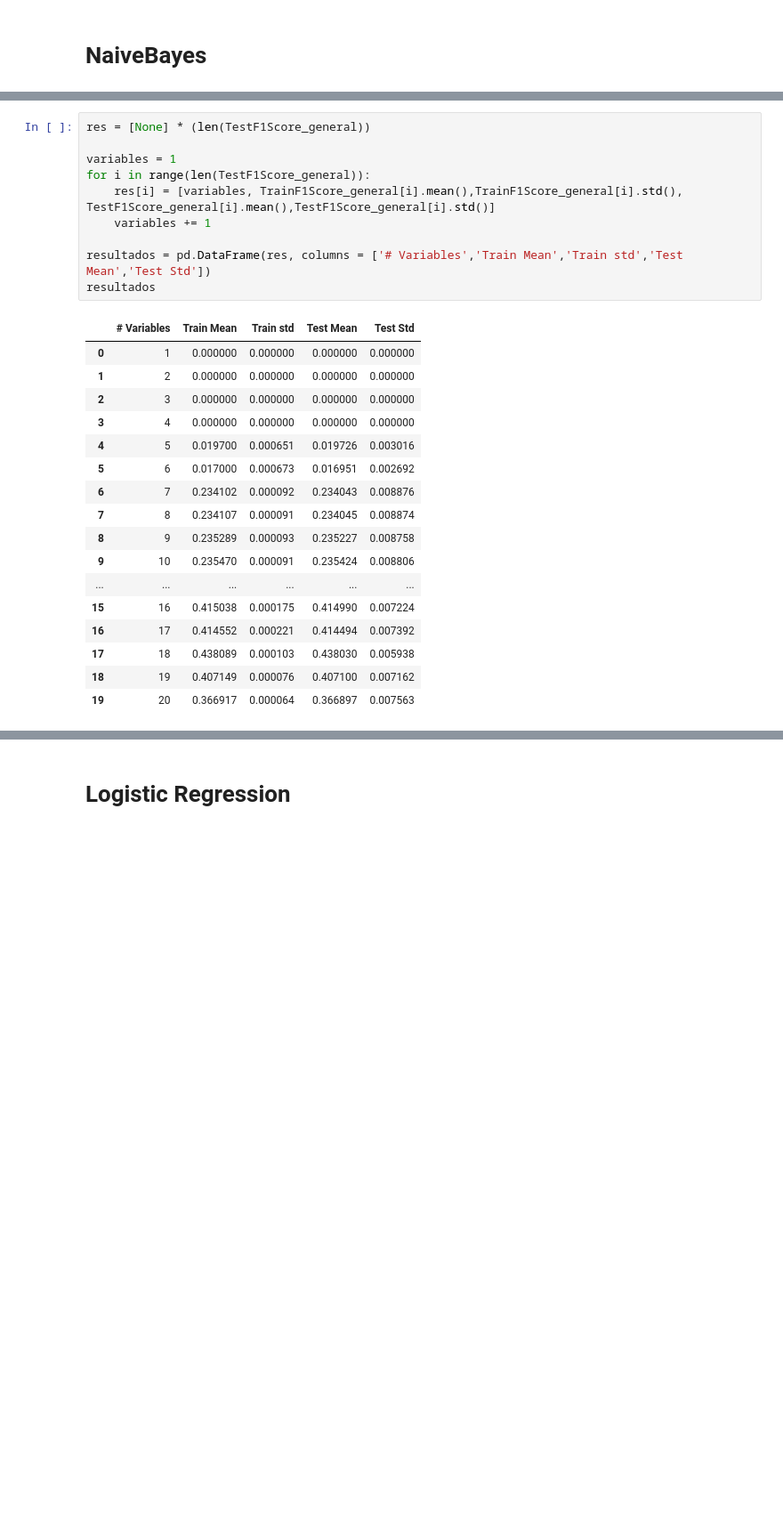
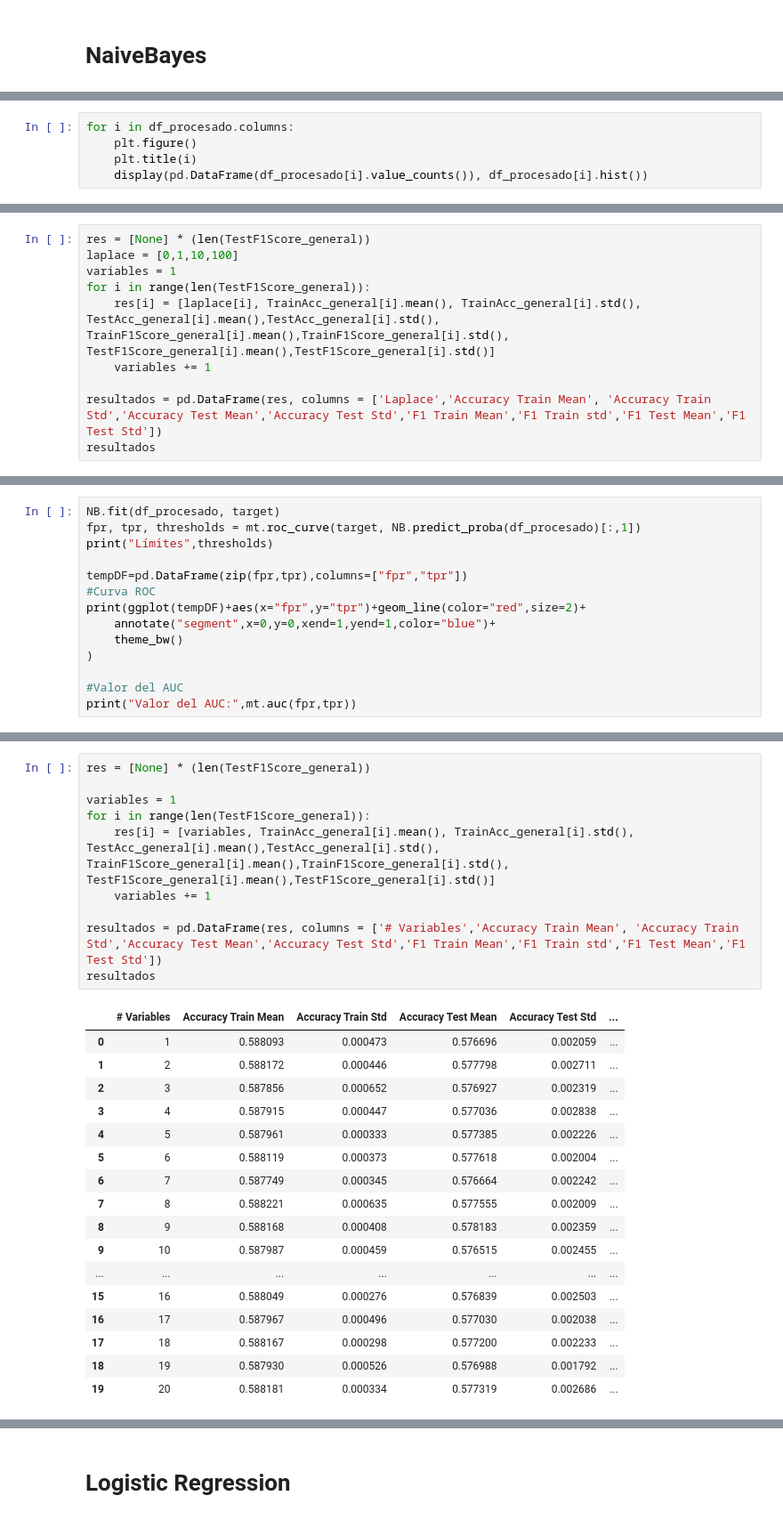
Before and after one commit to EBNoir/TICS411, a Jupyter notebook: Proyecto2/NaiveBayes.ipynb, the cells around one changed output, grey strips where cells are left out. Shown at 89% size. Cells and saved outputs as stored; diff of their text form; blank space fills up the shorter version.

```diff
--- a/Proyecto2/NaiveBayes.ipynb
+++ b/Proyecto2/NaiveBayes.ipynb
@@ -174,0 +95,5 @@ columnas
+# %%
+for i in df_procesado.columns:
+    plt.figure()
+    plt.title(i)
+    display(pd.DataFrame(df_procesado[i].value_counts()), df_procesado[i].hist())
@@ -174,0 +360,10 @@ columnas
+# %%
+res = [None] * (len(TestF1Score_general))
+laplace = [0,1,10,100]
+variables = 1
+for i in range(len(TestF1Score_general)):
+    res[i] = [laplace[i], TrainAcc_general[i].mean(), TrainAcc_general[i].std(), TestAcc_general[i].mean(),TestAcc_general[i].std(), TrainF1Score_general[i].mean(),TrainF1Score_general[i].std(), TestF1Score_general[i].mean(),TestF1Score_general[i].std()]
+    variables += 1
+
+resultados = pd.DataFrame(res, columns = ['Laplace','Accuracy Train Mean', 'Accuracy Train Std','Accuracy Test Mean','Accuracy Test Std','F1 Train Mean','F1 Train std','F1 Test Mean','F1 Test Std'])
+resultados
@@ -174,0 +565,14 @@ columnas
+# %%
+NB.fit(df_procesado, target)
+fpr, tpr, thresholds = mt.roc_curve(target, NB.predict_proba(df_procesado)[:,1])
+print("Límites",thresholds)
+
+tempDF=pd.DataFrame(zip(fpr,tpr),columns=["fpr","tpr"])
+#Curva ROC
+print(ggplot(tempDF)+aes(x="fpr",y="tpr")+geom_line(color="red",size=2)+
+    annotate("segment",x=0,y=0,xend=1,yend=1,color="blue")+
+    theme_bw()
+)
+
+#Valor del AUC
+print("Valor del AUC:",mt.auc(fpr,tpr))
@@ -293,31 +738,31 @@ F1-score modelo para test:  0.0 +- 0.0
 # %%
 res = [None] * (len(TestF1Score_general))
 
 variables = 1
 for i in range(len(TestF1Score_general)):
-    res[i] = [variables, TrainF1Score_general[i].mean(),TrainF1Score_general[i].std(), TestF1Score_general[i].mean(),TestF1Score_general[i].std()]
+    res[i] = [variables, TrainAcc_general[i].mean(), TrainAcc_general[i].std(), TestAcc_general[i].mean(),TestAcc_general[i].std(), TrainF1Score_general[i].mean(),TrainF1Score_general[i].std(), TestF1Score_general[i].mean(),TestF1Score_general[i].std()]
     variables += 1
 
-resultados = pd.DataFrame(res, columns = ['# Variables','Train Mean','Train std','Test Mean','Test Std'])
+resultados = pd.DataFrame(res, columns = ['# Variables','Accuracy Train Mean', 'Accuracy Train Std','Accuracy Test Mean','Accuracy Test Std','F1 Train Mean','F1 Train std','F1 Test Mean','F1 Test Std'])
 resultados
 # %% [output]
-|  | # Variables | Train Mean | Train std | Test Mean | Test Std |
-| 0 | 1 | 0.000000 | 0.000000 | 0.000000 | 0.000000 |
-| 1 | 2 | 0.000000 | 0.000000 | 0.000000 | 0.000000 |
-| 2 | 3 | 0.000000 | 0.000000 | 0.000000 | 0.000000 |
-| 3 | 4 | 0.000000 | 0.000000 | 0.000000 | 0.000000 |
-| 4 | 5 | 0.019700 | 0.000651 | 0.019726 | 0.003016 |
-| 5 | 6 | 0.017000 | 0.000673 | 0.016951 | 0.002692 |
-| 6 | 7 | 0.234102 | 0.000092 | 0.234043 | 0.008876 |
-| 7 | 8 | 0.234107 | 0.000091 | 0.234045 | 0.008874 |
-| 8 | 9 | 0.235289 | 0.000093 | 0.235227 | 0.008758 |
-| 9 | 10 | 0.235470 | 0.000091 | 0.235424 | 0.008806 |
-| ... | ... | ... | ... | ... | ... |
-| 15 | 16 | 0.415038 | 0.000175 | 0.414990 | 0.007224 |
-| 16 | 17 | 0.414552 | 0.000221 | 0.414494 | 0.007392 |
-| 17 | 18 | 0.438089 | 0.000103 | 0.438030 | 0.005938 |
-| 18 | 19 | 0.407149 | 0.000076 | 0.407100 | 0.007162 |
-| 19 | 20 | 0.366917 | 0.000064 | 0.366897 | 0.007563 |
+|  | # Variables | Accuracy Train Mean | Accuracy Train Std | Accuracy Test Mean | Accuracy Test Std | ... |
+| 0 | 1 | 0.588093 | 0.000473 | 0.576696 | 0.002059 | ... |
+| 1 | 2 | 0.588172 | 0.000446 | 0.577798 | 0.002711 | ... |
+| 2 | 3 | 0.587856 | 0.000652 | 0.576927 | 0.002319 | ... |
+| 3 | 4 | 0.587915 | 0.000447 | 0.577036 | 0.002838 | ... |
+| 4 | 5 | 0.587961 | 0.000333 | 0.577385 | 0.002226 | ... |
+| 5 | 6 | 0.588119 | 0.000373 | 0.577618 | 0.002004 | ... |
+| 6 | 7 | 0.587749 | 0.000345 | 0.576664 | 0.002242 | ... |
+| 7 | 8 | 0.588221 | 0.000635 | 0.577555 | 0.002009 | ... |
+| 8 | 9 | 0.588168 | 0.000408 | 0.578183 | 0.002359 | ... |
+| 9 | 10 | 0.587987 | 0.000459 | 0.576515 | 0.002455 | ... |
+| ... | ... | ... | ... | ... | ... | ... |
+| 15 | 16 | 0.588049 | 0.000276 | 0.576839 | 0.002503 | ... |
+| 16 | 17 | 0.587967 | 0.000496 | 0.577030 | 0.002038 | ... |
+| 17 | 18 | 0.588167 | 0.000298 | 0.577200 | 0.002233 | ... |
+| 18 | 19 | 0.587930 | 0.000526 | 0.576988 | 0.001792 | ... |
+| 19 | 20 | 0.588181 | 0.000334 | 0.577319 | 0.002686 | ... |
 # %%
 import matplotlib.pyplot as plt
 
```
Also changed, not shown: parts of 36 cells of this notebook.
